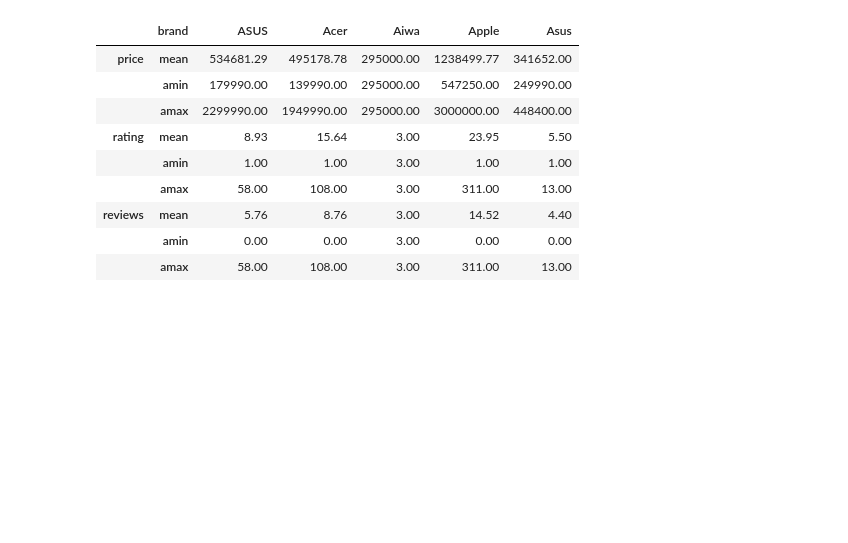
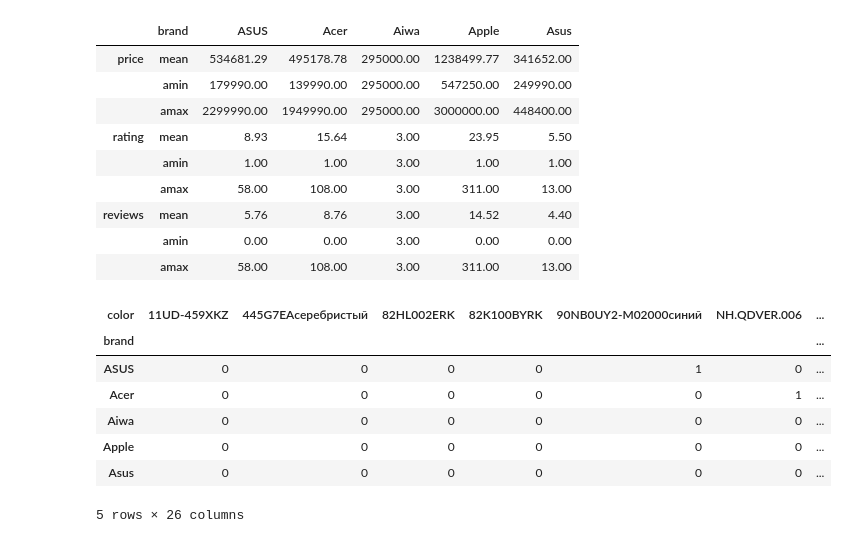
Before and after one commit to BMukhtar/KBot, a Jupyter notebook: kaspi_analyze.ipynb, the cells around one changed output. Cells and saved outputs as stored; diff of their text form; code cells hidden in the pictures; blank space fills up the shorter version.

```diff
--- a/kaspi_analyze.ipynb
+++ b/kaspi_analyze.ipynb
@@ -277,3 +266,14 @@ df.groupby(["brand"])[columns].agg([np.mean, np.min, np.max]).head().transpose()
 | reviews | mean | 5.76 | 8.76 | 3.00 | 14.52 | 4.40 |
 |  | amin | 0.00 | 0.00 | 3.00 | 0.00 | 0.00 |
 |  | amax | 58.00 | 108.00 | 3.00 | 311.00 | 13.00 |
+# %%
+pd.crosstab(df["brand"], df["color"]).head()
+# %% [output]
+| color | 11UD-459XKZ | 445G7EAсеребристый | 82HL002ERK | 82K100BYRK | 90NB0UY2-M02000синий | NH.QDVER.006 | ... |
+| brand |  |  |  |  |  |  | ... |
+| ASUS | 0 | 0 | 0 | 0 | 1 | 0 | ... |
+| Acer | 0 | 0 | 0 | 0 | 0 | 1 | ... |
+| Aiwa | 0 | 0 | 0 | 0 | 0 | 0 | ... |
+| Apple | 0 | 0 | 0 | 0 | 0 | 0 | ... |
+| Asus | 0 | 0 | 0 | 0 | 0 | 0 | ... |
+5 rows × 26 columns
```
Also changed, not shown: parts of 2 cells of this notebook.
